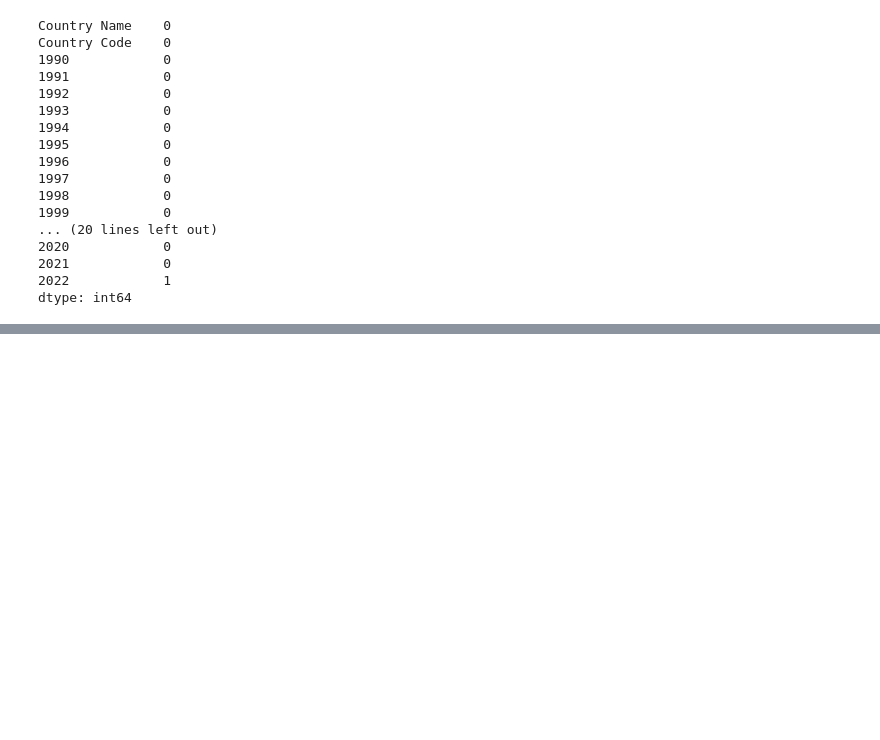
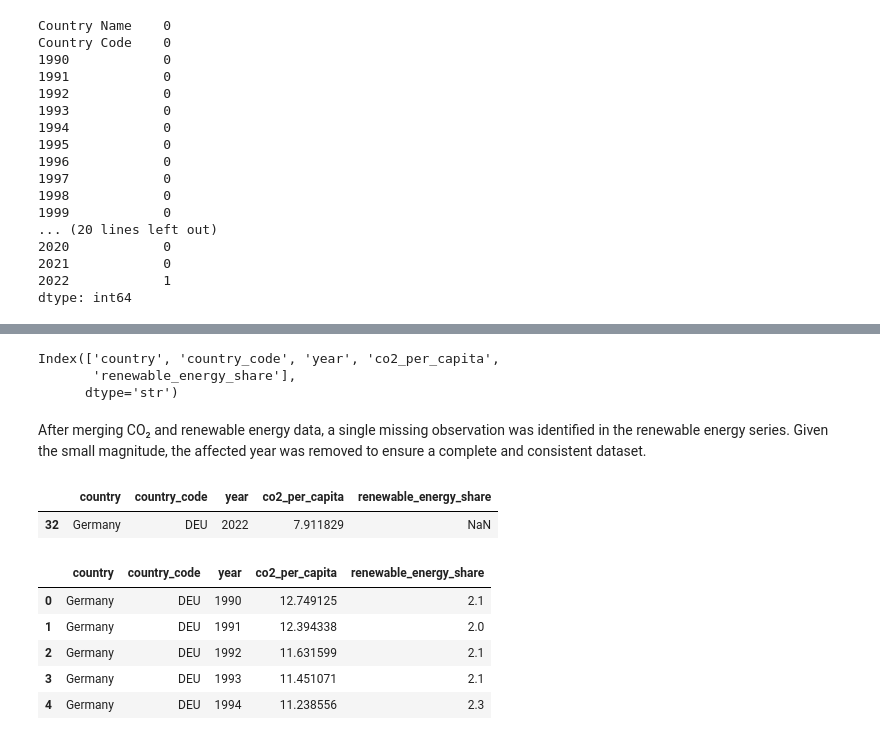
Before and after one commit to lxyla/energy-sustainability-analysis, a Jupyter notebook: energy_transition_analysis.ipynb, the cells around one changed output, grey strips where cells are left out. Saved outputs shown, nothing was run; the diff lists cells and outputs as text; code cells hidden in the pictures; blank space fills up the shorter version.

Commit message:
Reshape and merge CO2 and renewables; clean final missing value

```diff
--- a/energy_transition_analysis.ipynb
+++ b/energy_transition_analysis.ipynb
@@ -174,0 +253,2 @@ dtype: int64
+# %%
+germany_renewables_long["year"] = germany_renewables_long["year"].astype(int)
@@ -174,0 +268,6 @@ dtype: int64
+# %%
+germany_energy = germany_co2_long.merge(
+    germany_renewables_long,
+    on="year",
+    how="inner"
+)
@@ -174,0 +285,33 @@ dtype: int64
+# %%
+germany_energy = germany_energy.drop(
+    columns=["country_y", "country_code_y"]
+).rename(columns={
+    "country_x": "country",
+    "country_code_x": "country_code"
+})
+# %%
+germany_energy.columns
+# %% [output]
+Index(['country', 'country_code', 'year', 'co2_per_capita',
+       'renewable_energy_share'],
+      dtype='str')
+# %% [markdown]
+After merging CO₂ and renewable energy data, a single missing observation
+was identified in the renewable energy series. Given the small magnitude,
+the affected year was removed to ensure a complete and consistent dataset.
+# %%
+germany_energy[germany_energy["renewable_energy_share"].isna()]
+# %% [output]
+|  | country | country_code | year | co2_per_capita | renewable_energy_share |
+| 32 | Germany | DEU | 2022 | 7.911829 | NaN |
+# %%
+germany_energy = germany_energy.dropna()
+# %%
+germany_energy.head()
+# %% [output]
+|  | country | country_code | year | co2_per_capita | renewable_energy_share |
+| 0 | Germany | DEU | 1990 | 12.749125 | 2.1 |
+| 1 | Germany | DEU | 1991 | 12.394338 | 2.0 |
+| 2 | Germany | DEU | 1992 | 11.631599 | 2.1 |
+| 3 | Germany | DEU | 1993 | 11.451071 | 2.1 |
+| 4 | Germany | DEU | 1994 | 11.238556 | 2.3 |
```
Also changed, not shown: parts of 19 cells of this notebook.
